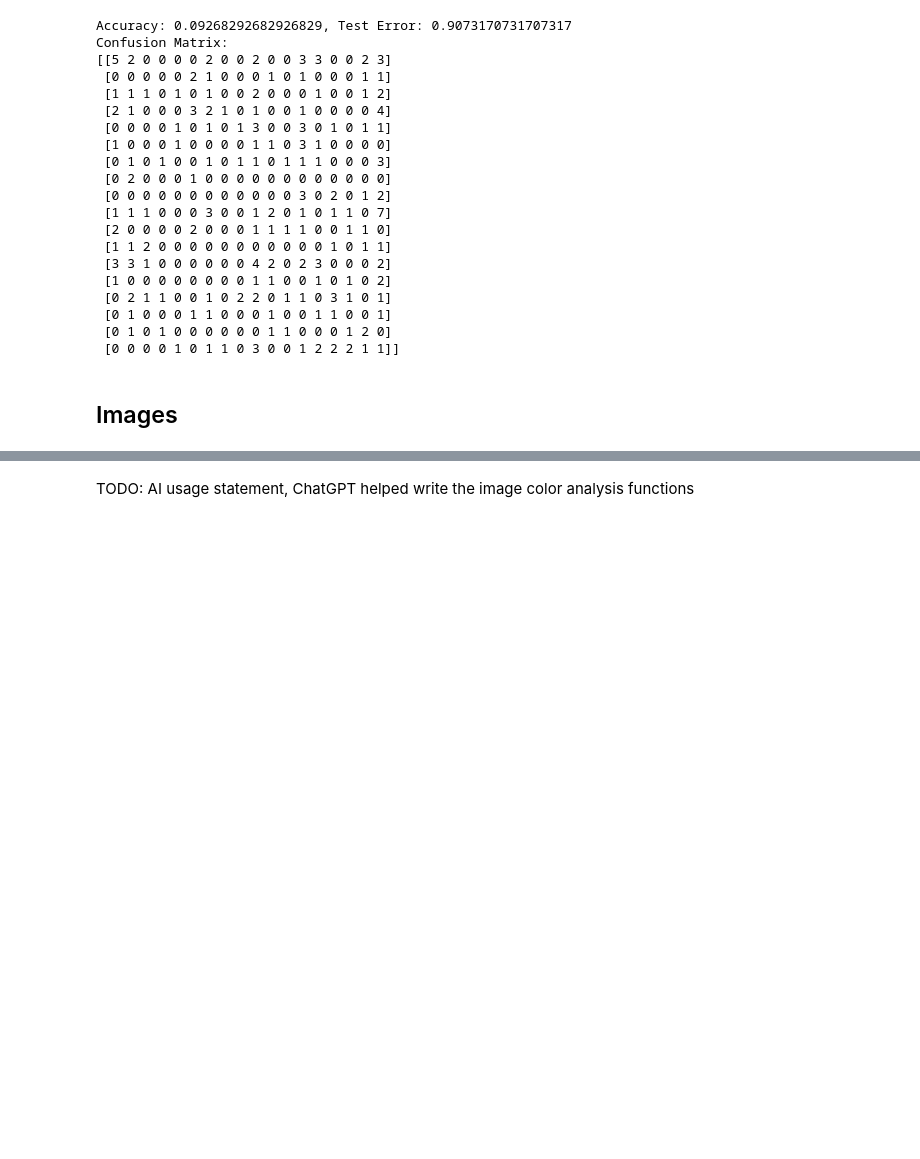
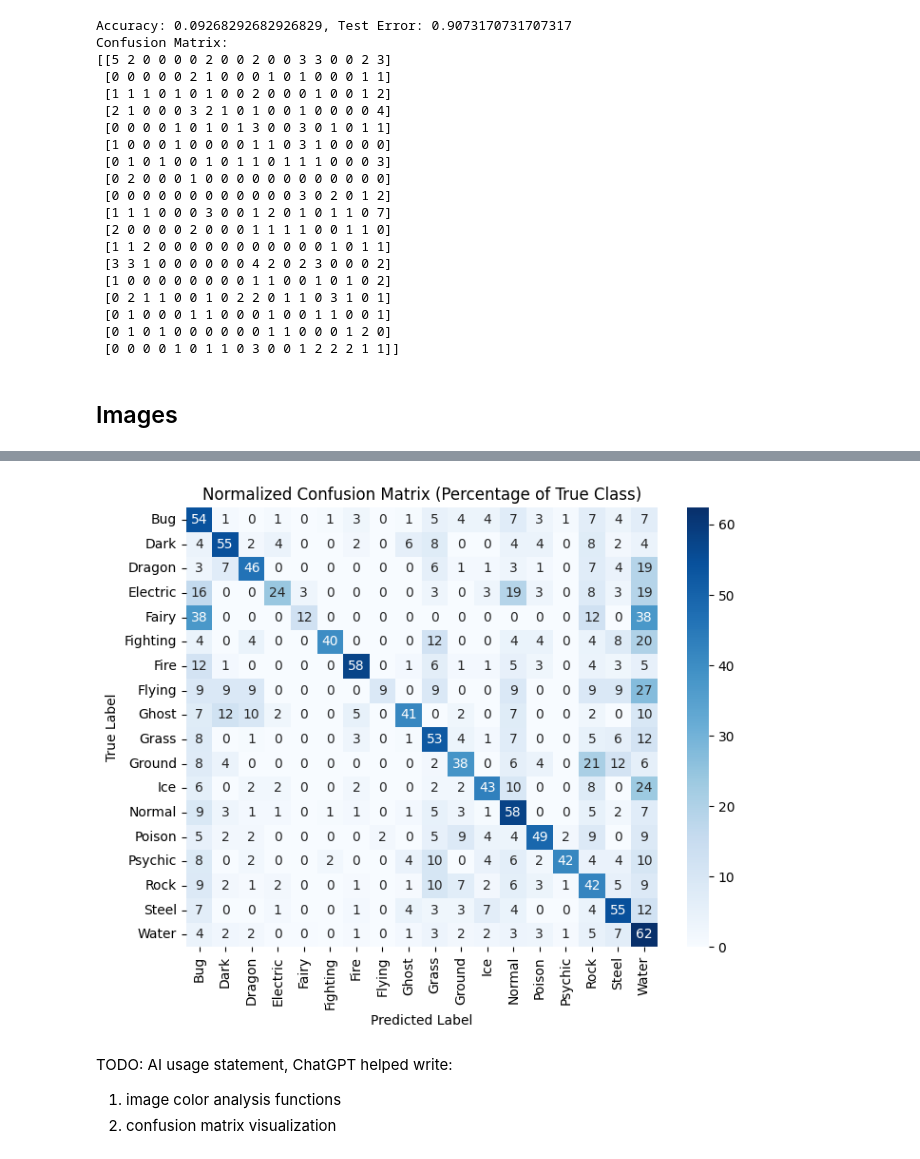
Before and after one commit to KyberCritter/Classify-Them-All, a Jupyter notebook: main.ipynb, the cells around one changed output, grey strips where cells are left out. Saved outputs shown, nothing was run; the diff lists cells and outputs as text; code cells hidden in the pictures; blank space fills up the shorter version.

```diff
--- a/main.ipynb
+++ b/main.ipynb
@@ -307,2 +367,30 @@ print(pkmn_img_data.head())
+# %%
+import numpy as np
+import matplotlib.pyplot as plt
+import seaborn as sns
+from sklearn.metrics import confusion_matrix
+
+# Compute the confusion matrix
+cm = confusion_matrix(y_colors_test, knn_color_pred)
+
+# Normalize the confusion matrix by the true labels (i.e. each row)
+cm_normalized = cm.astype(int) / cm.sum(axis=1)[:, np.newaxis]
+
+# Retrieve the original class labels using the fitted label encoder
+labels_encoded = np.unique(y_colors_test)
+labels = type_label_encoder.inverse_transform(labels_encoded)
+
+# Create the heatmap using the normalized percentages (multiplied by 100)
+plt.figure(figsize=(8, 6))
+sns.heatmap(cm_normalized * 100, annot=True, fmt=".0f", cmap='Blues', xticklabels=labels, yticklabels=labels)
+
+plt.xlabel('Predicted Label')
+plt.ylabel('True Label')
+plt.title('Normalized Confusion Matrix (Percentage of True Class)')
+plt.show()
+# %% [output]
+[figure, added]
 # %% [markdown]
-TODO: AI usage statement, ChatGPT helped write the image color analysis functions
+TODO: AI usage statement, ChatGPT helped write:
+1. image color analysis functions
+2. confusion matrix visualization
```
Also changed, not shown: parts of 7 cells of this notebook.
